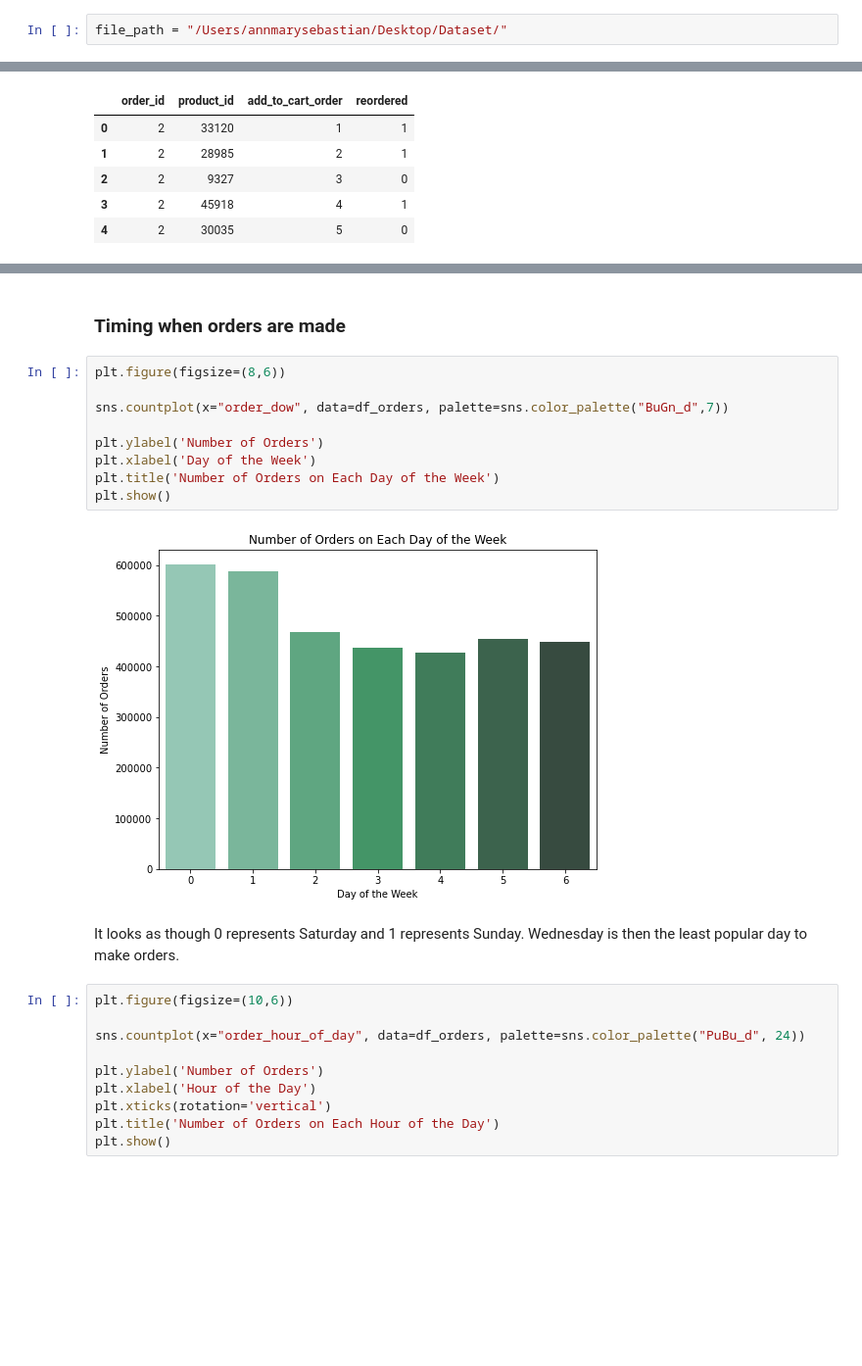
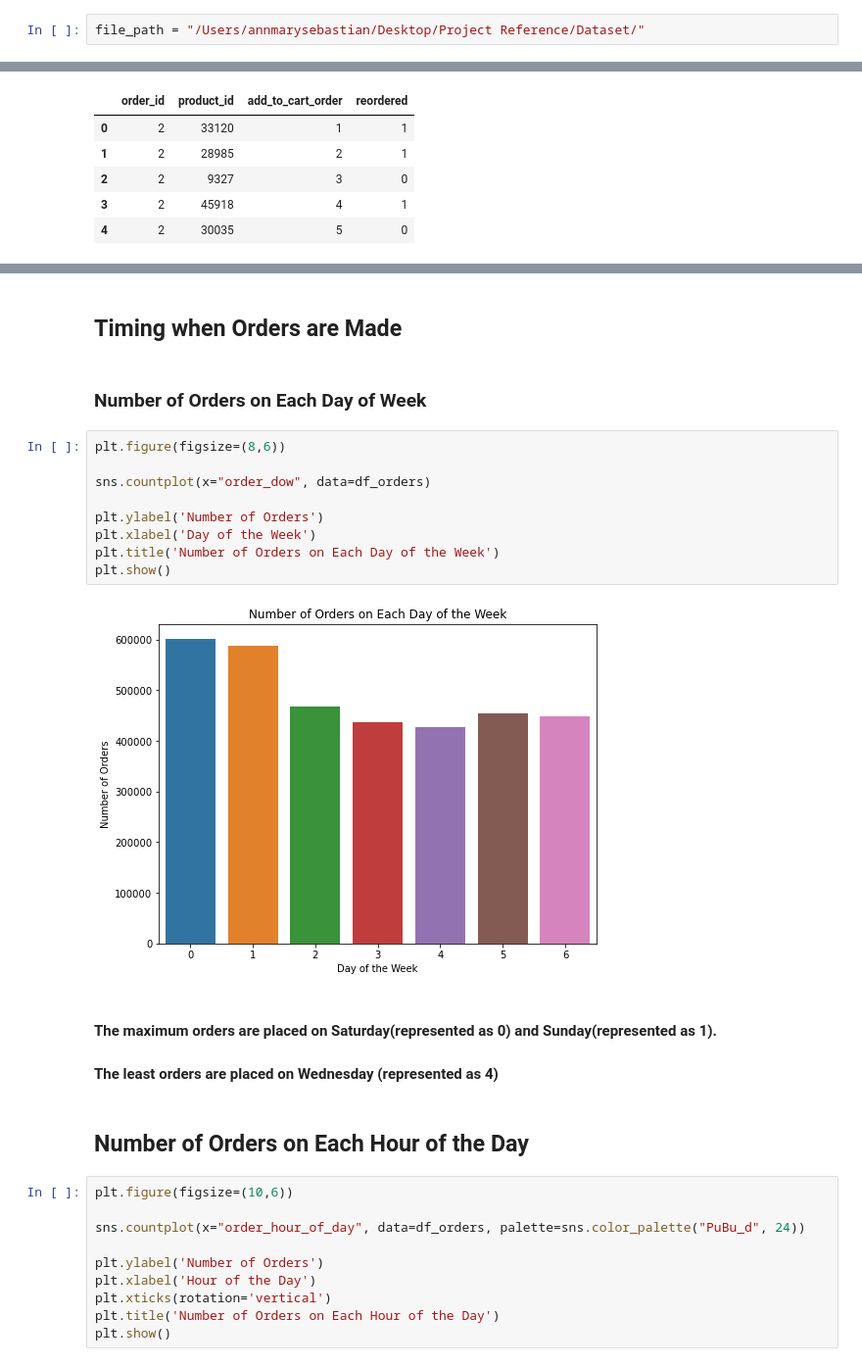
Before and after one commit to annmaryksebastian/255-Project, a Jupyter notebook: Code/DataAnalysis.ipynb, the cells around one changed output, grey strips where cells are left out. Shown: that part at 98% size. Drawn from its saved outputs; the diff is of its cells as text; blank space fills up the shorter version.

```diff
--- a/Code/DataAnalysis.ipynb
+++ b/Code/DataAnalysis.ipynb
@@ -8,7 +8,7 @@ import matplotlib.pyplot as plt
 import warnings
 warnings.filterwarnings("ignore", category=FutureWarning)
 # %%
-file_path = "/Users/annmarysebastian/Desktop/Dataset/"
+file_path = "/Users/annmarysebastian/Desktop/Project Reference/Dataset/"
 # %%
 df_aisles = pd.read_csv(file_path + 'aisles.csv')
 df_departments = pd.read_csv(file_path + 'departments.csv')
@@ -126,20 +126,25 @@ plt.show()
 # %% [output]
 [figure]
 # %% [markdown]
-###  Timing when orders are made
+##  Timing when Orders are Made
+# %% [markdown]
+### Number of Orders on Each Day of Week
 # %%
 plt.figure(figsize=(8,6))
 
-sns.countplot(x="order_dow", data=df_orders, palette=sns.color_palette("BuGn_d",7))
+sns.countplot(x="order_dow", data=df_orders)
 
 plt.ylabel('Number of Orders')
 plt.xlabel('Day of the Week')
 plt.title('Number of Orders on Each Day of the Week')
 plt.show()
 # %% [output]
-[figure, old version]
+[figure, new version]
-# %% [markdown]
-It looks as though 0 represents Saturday and 1 represents Sunday. Wednesday is then the least popular day to make orders.
+# %% [markdown]
+#### The maximum orders are placed on Saturday(represented as 0) and Sunday(represented as 1).
+#### The least orders are placed on Wednesday (represented as 4)
+# %% [markdown]
+## Number of Orders on Each Hour of the Day
 # %%
 plt.figure(figsize=(10,6))
 
```
Also changed, not shown: parts of 27 cells of this notebook, 1 other file.
